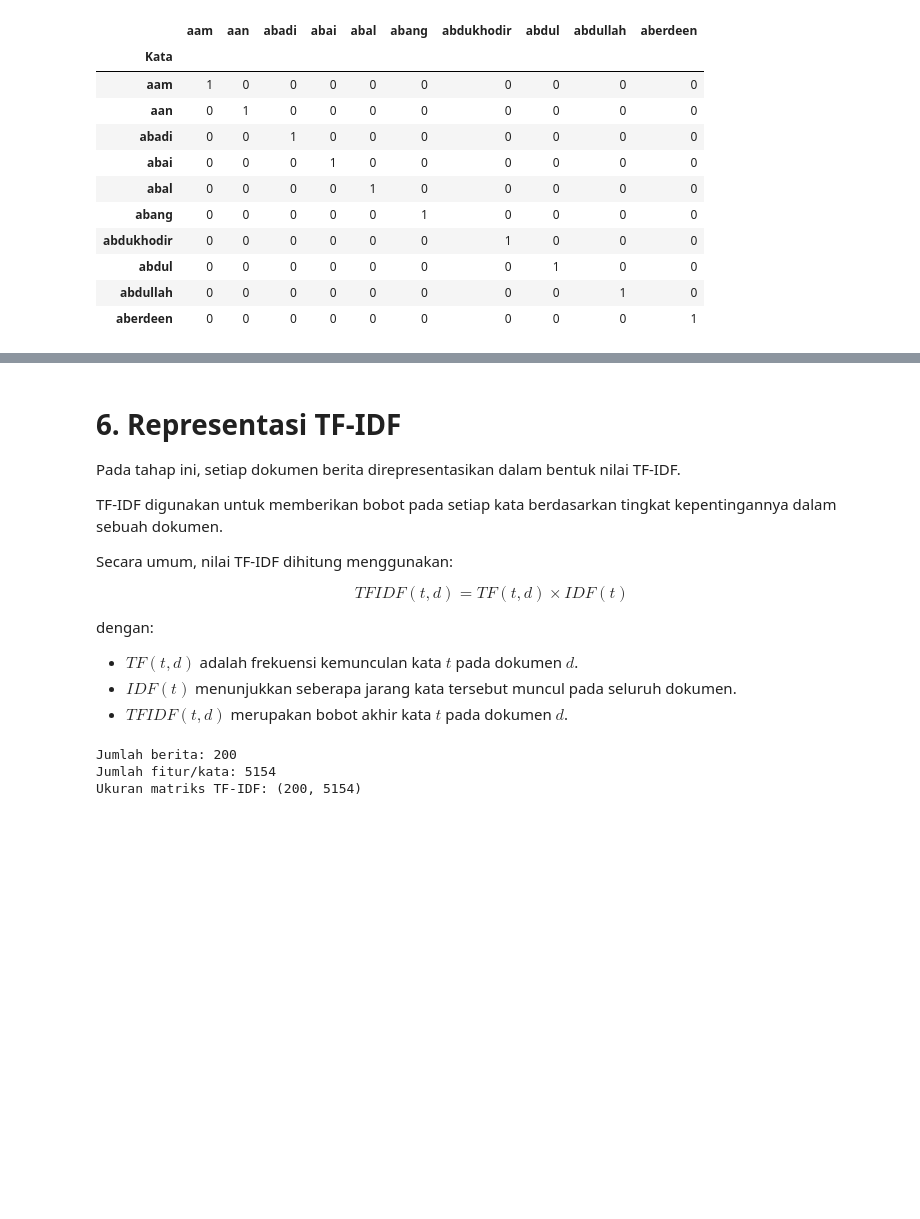
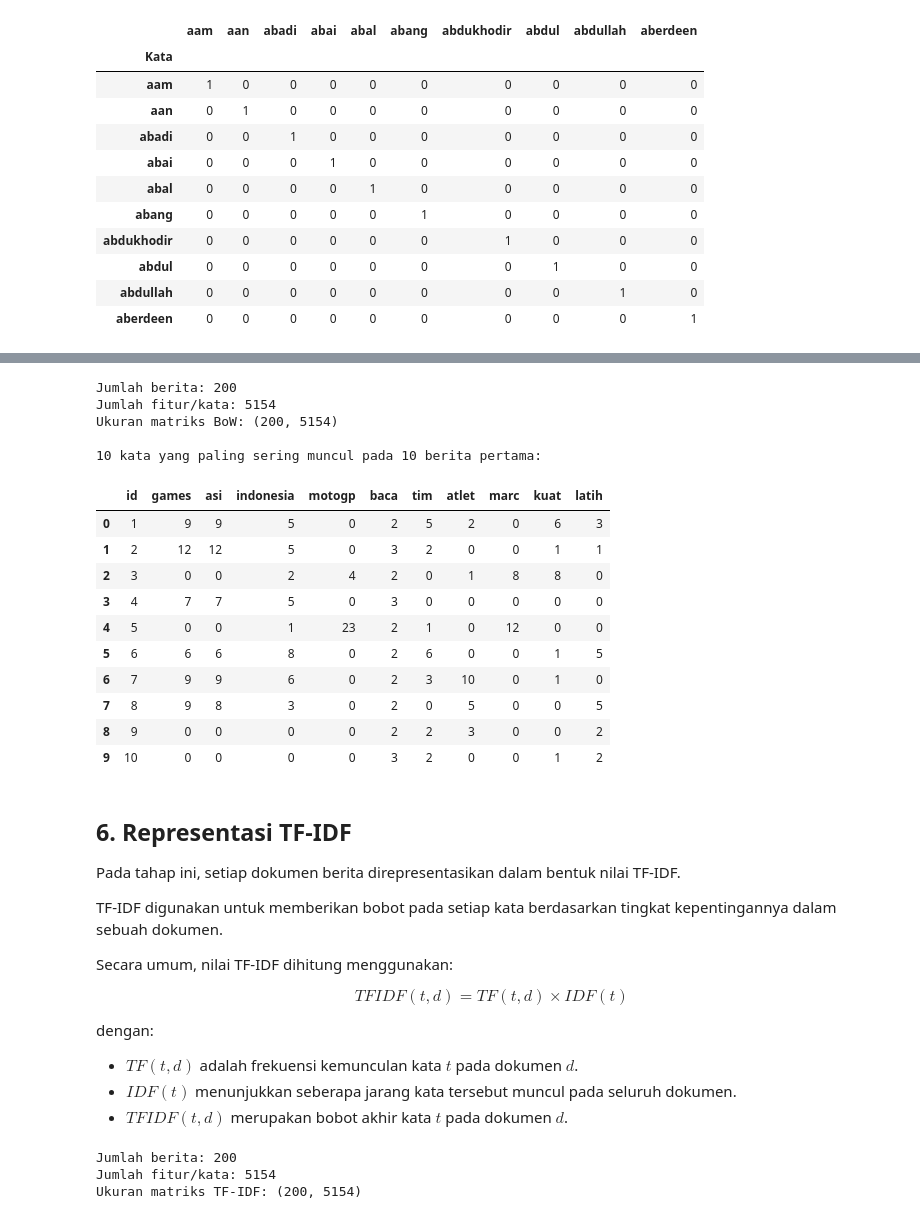
Before and after one commit to shovyaa/ppw, a Jupyter notebook: _sources/_sources/analisis_berita.ipynb, the cells around one changed output, grey strips where cells are left out. Drawn from its saved outputs; the diff is of its cells as text; code cells hidden in the pictures; blank space fills up the shorter version.

```diff
--- a/_sources/_sources/analisis_berita.ipynb
+++ b/_sources/_sources/analisis_berita.ipynb
@@ -423,5 +382,65 @@ Ukuran matriks BoW: (200, 5154)
+# %%
+from sklearn.feature_extraction.text import CountVectorizer
+
+vectorizer = CountVectorizer()
+
+X_bow = vectorizer.fit_transform(
+    df["teks_preprocessed"]
+)
+
+fitur_bow = vectorizer.get_feature_names_out()
+
+# Mengambil 10 berita pertama
+X_bow_tampil = X_bow[:10]
+
+# Menghitung total kemunculan setiap kata pada 10 berita
+total_kemunculan = X_bow_tampil.sum(axis=0)
+
+# Mengurutkan kata berdasarkan jumlah kemunculan terbanyak
+urutan = total_kemunculan.A1.argsort()[::-1]
+
+# Mengambil 10 kata yang paling sering muncul
+indeks_kata = urutan[:10]
+
+kata_tampil = fitur_bow[indeks_kata]
+
+# Membuat tabel BoW
+df_bow = pd.DataFrame(
+    X_bow_tampil[:, indeks_kata].toarray(),
+    columns=kata_tampil
+)
+
+df_bow.insert(
+    0,
+    "id",
+    df["id"].head(10).values
+)
+
+print("Jumlah berita:", X_bow.shape[0])
+print("Jumlah fitur/kata:", X_bow.shape[1])
+print("Ukuran matriks BoW:", X_bow.shape)
+print("\n10 kata yang paling sering muncul pada 10 berita pertama:")
+
+display(df_bow)
+# %% [output]
+Jumlah berita: 200
+Jumlah fitur/kata: 5154
+Ukuran matriks BoW: (200, 5154)
+
+10 kata yang paling sering muncul pada 10 berita pertama:
+|  | id | games | asi | indonesia | motogp | baca | tim | atlet | marc | kuat | latih |
+| 0 | 1 | 9 | 9 | 5 | 0 | 2 | 5 | 2 | 0 | 6 | 3 |
+| 1 | 2 | 12 | 12 | 5 | 0 | 3 | 2 | 0 | 0 | 1 | 1 |
+| 2 | 3 | 0 | 0 | 2 | 4 | 2 | 0 | 1 | 8 | 8 | 0 |
+| 3 | 4 | 7 | 7 | 5 | 0 | 3 | 0 | 0 | 0 | 0 | 0 |
+| 4 | 5 | 0 | 0 | 1 | 23 | 2 | 1 | 0 | 12 | 0 | 0 |
+| 5 | 6 | 6 | 6 | 8 | 0 | 2 | 6 | 0 | 0 | 1 | 5 |
+| 6 | 7 | 9 | 9 | 6 | 0 | 2 | 3 | 10 | 0 | 1 | 0 |
+| 7 | 8 | 9 | 8 | 3 | 0 | 2 | 0 | 5 | 0 | 0 | 5 |
+| 8 | 9 | 0 | 0 | 0 | 0 | 2 | 2 | 3 | 0 | 0 | 2 |
+| 9 | 10 | 0 | 0 | 0 | 0 | 3 | 2 | 0 | 0 | 1 | 2 |
 # %% [markdown]
-# 6. Representasi TF-IDF
+## 6. Representasi TF-IDF
 
 
 Pada tahap ini, setiap dokumen berita direpresentasikan dalam bentuk nilai TF-IDF.
```
Also changed, not shown: parts of 33 cells of this notebook, 22 other files.
